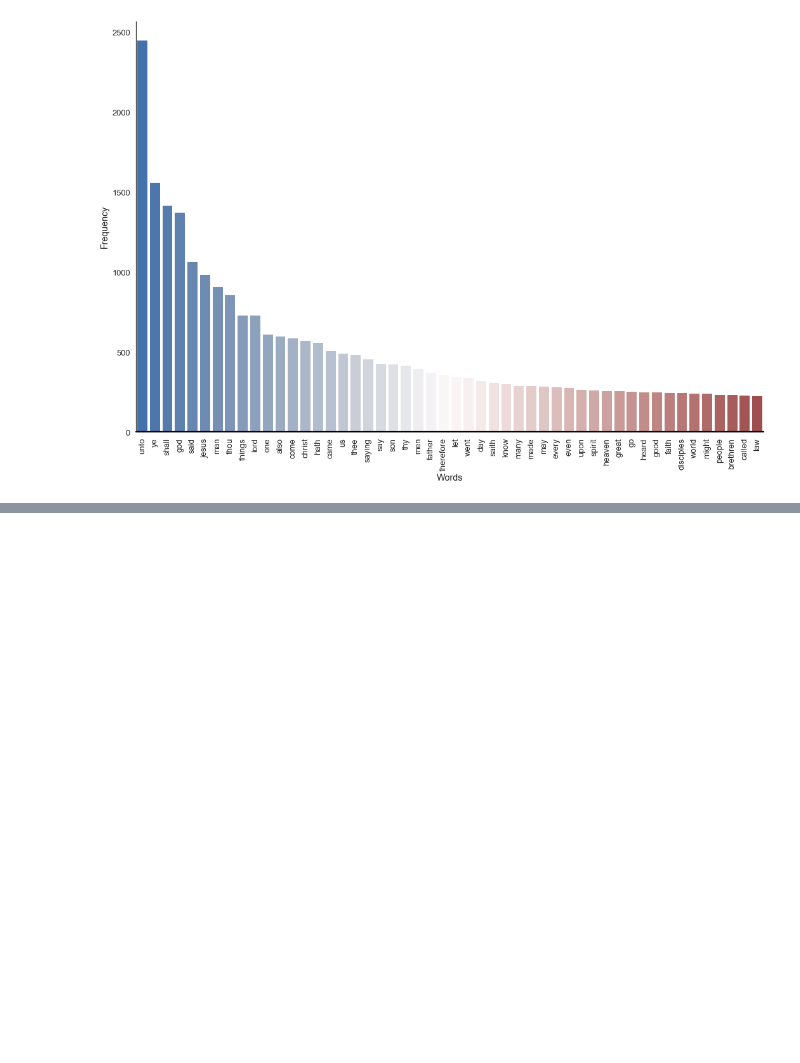
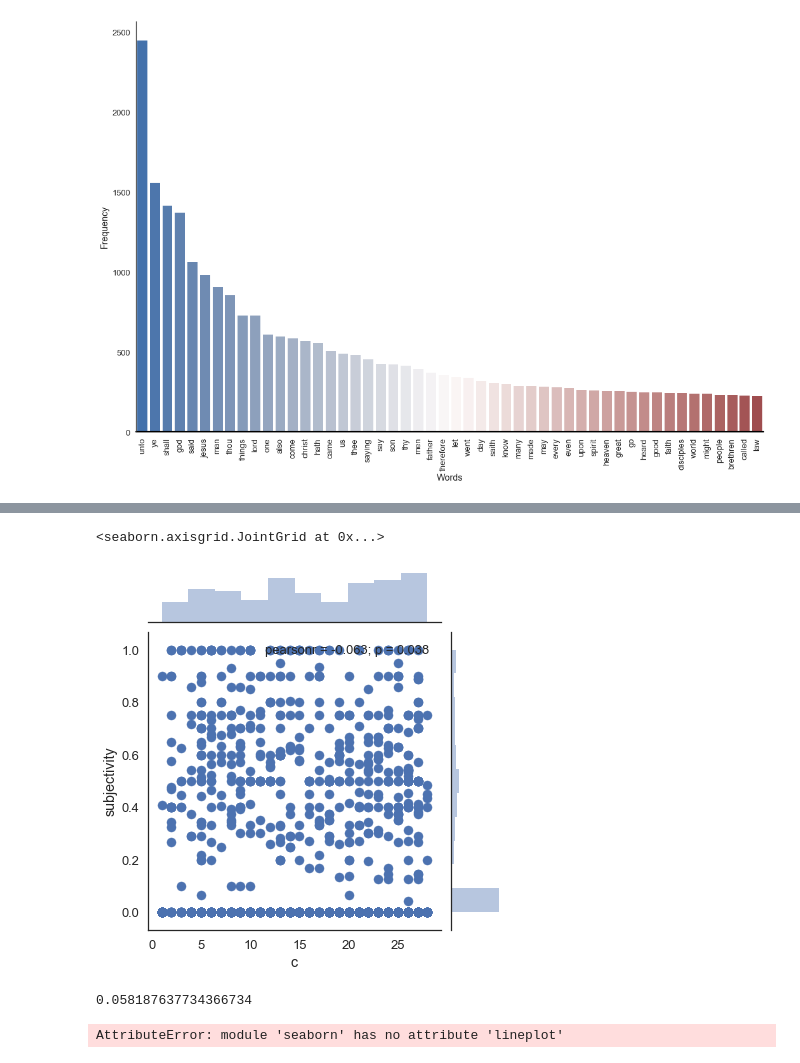
Before and after one commit to georgeblu1/Data-Projects, a Jupyter notebook: Bible.ipynb, the cells around one changed output, grey strips where cells are left out. Drawn from its saved outputs; the diff is of its cells as text; code cells hidden in the pictures; blank space fills up the shorter version.

```diff
--- a/Bible.ipynb
+++ b/Bible.ipynb
@@ -235,0 +295,3 @@ plt.xticks(rotation=90)
+# %%
+csv = 'clean_matthew.csv'
+my_df = pd.read_csv(csv,index_col=0)
@@ -235,0 +330,13 @@ plt.xticks(rotation=90)
+# %%
+sns.jointplot(x='c', y = 'subjectivity', data = my_df)
+# %% [output]
+<seaborn.axisgrid.JointGrid at 0x...>
+[figure, added]
+# %%
+my_df['polarity'].mean()
+# %% [output]
+0.058187637734366734
+# %%
+sns.lineplot(x=my_df["c"], y=my_df["polarity"])
+# %% [output]
+AttributeError: module 'seaborn' has no attribute 'lineplot'
```
Also changed, not shown: parts of 10 cells of this notebook.
